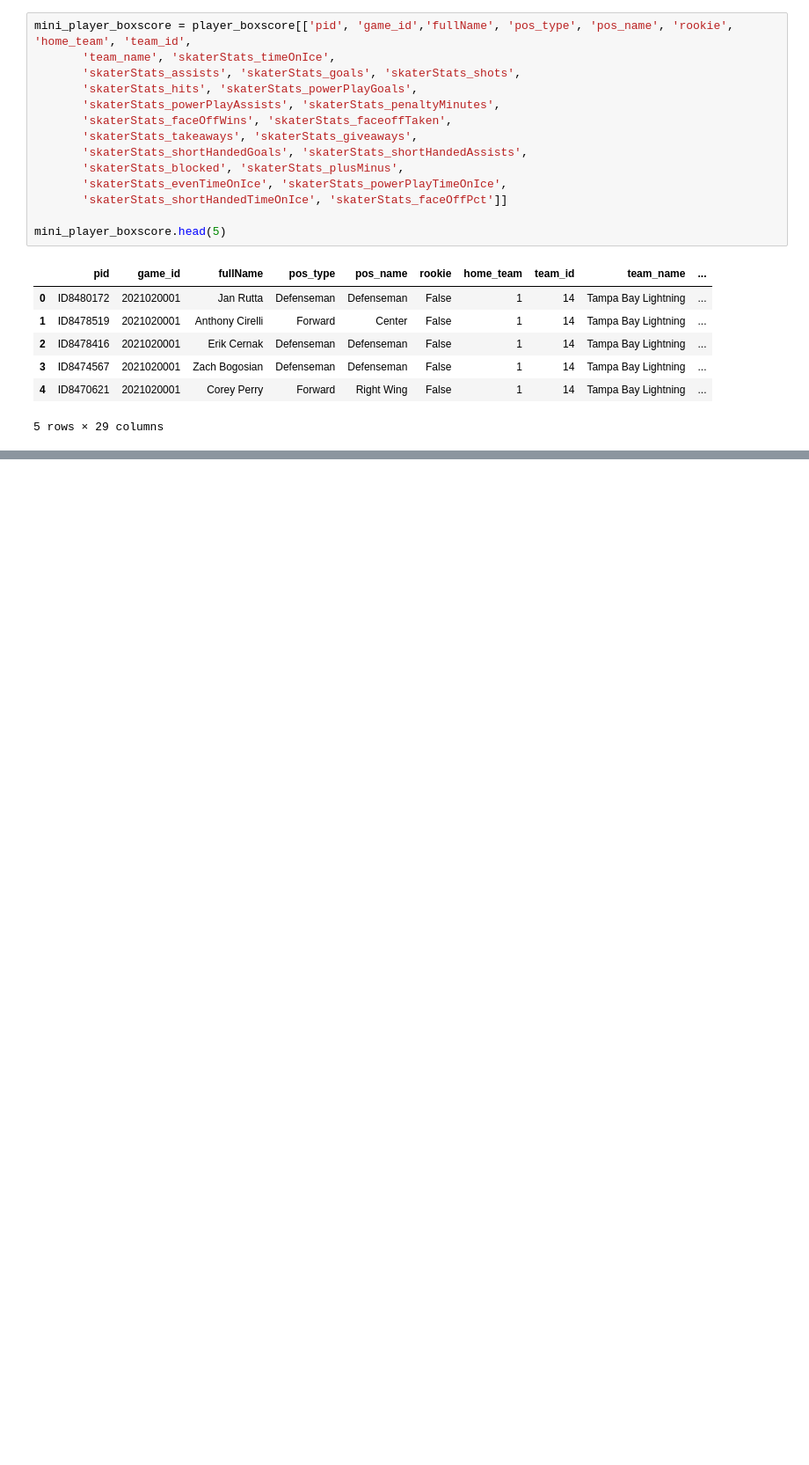
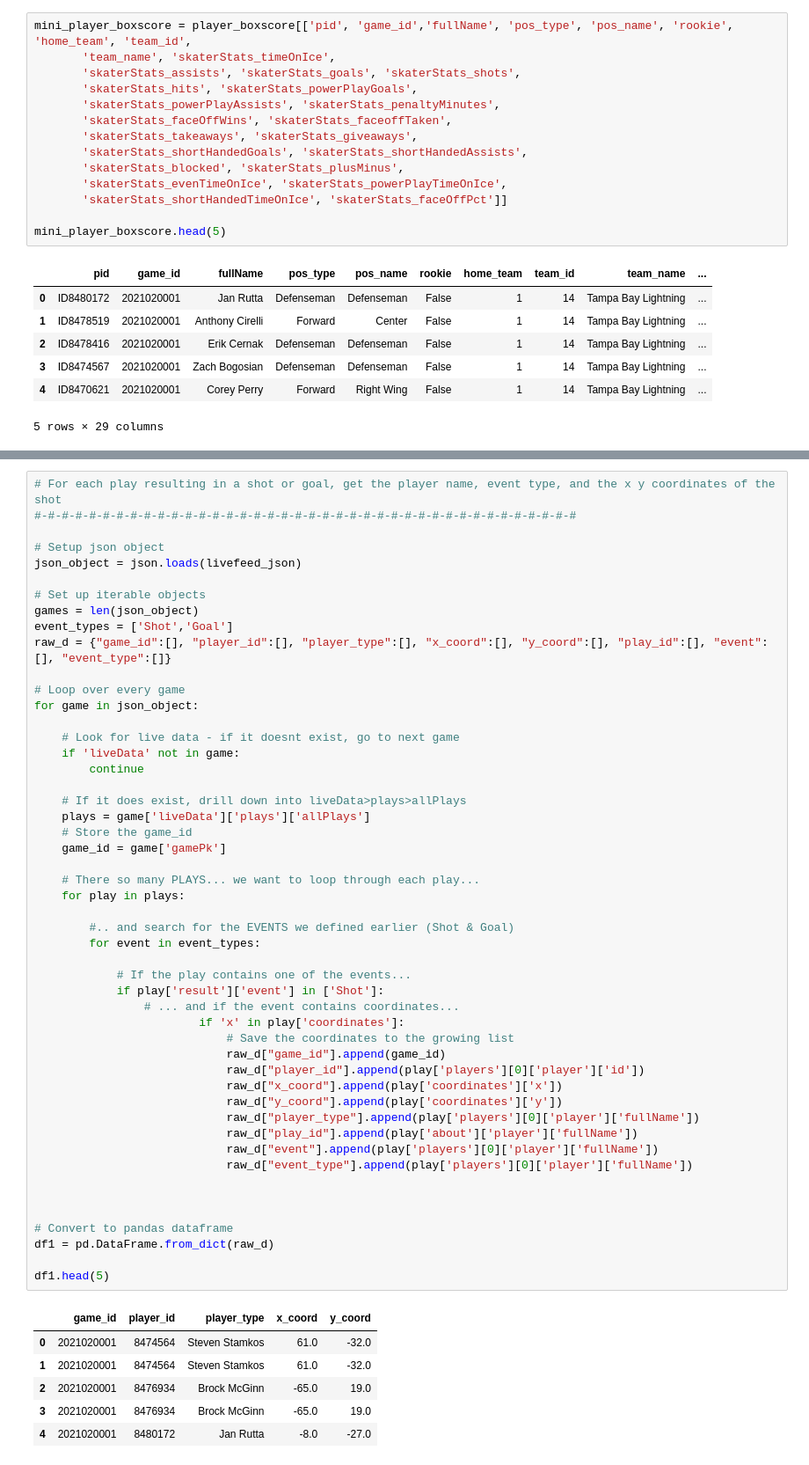
Before and after one commit to the-data-base/nhl-breakouts, a Jupyter notebook: analysis/exploring_nhl_api.ipynb, the cells around one changed output, grey strips where cells are left out. Shown at 88% size. Saved outputs shown, nothing was run; the diff lists cells and outputs as text; blank space fills up the shorter version.

```diff
--- a/analysis/exploring_nhl_api.ipynb
+++ b/analysis/exploring_nhl_api.ipynb
@@ -290,0 +347,57 @@ mini_player_boxscore.head(5)
+# %%
+# For each play resulting in a shot or goal, get the player name, event type, and the x y coordinates of the shot
+#-#-#-#-#-#-#-#-#-#-#-#-#-#-#-#-#-#-#-#-#-#-#-#-#-#-#-#-#-#-#-#-#-#-#-#-#-#-#-#
+
+# Setup json object
+json_object = json.loads(livefeed_json)
+
+# Set up iterable objects
+games = len(json_object)
+event_types = ['Shot','Goal']
+raw_d = {"game_id":[], "player_id":[], "player_type":[], "x_coord":[], "y_coord":[], "play_id":[], "event":[], "event_type":[]}
+
+# Loop over every game
+for game in json_object:
+
+    # Look for live data - if it doesnt exist, go to next game
+    if 'liveData' not in game:
+        continue
+
+    # If it does exist, drill down into liveData>plays>allPlays
+    plays = game['liveData']['plays']['allPlays']
+    # Store the game_id
+    game_id = game['gamePk']
+
+    # There so many PLAYS... we want to loop through each play...
+    for play in plays:
+
+        #.. and search for the EVENTS we defined earlier (Shot & Goal)
+        for event in event_types:
+
+            # If the play contains one of the events...
+            if play['result']['event'] in ['Shot']:
+                # ... and if the event contains coordinates...
+                        if 'x' in play['coordinates']:
+                            # Save the coordinates to the growing list
+                            raw_d["game_id"].append(game_id)
+                            raw_d["player_id"].append(play['players'][0]['player']['id'])
+                            raw_d["x_coord"].append(play['coordinates']['x'])
+                            raw_d["y_coord"].append(play['coordinates']['y'])
+                            raw_d["player_type"].append(play['players'][0]['player']['fullName'])
+                            raw_d["play_id"].append(play['about']['player']['fullName'])
+                            raw_d["event"].append(play['players'][0]['player']['fullName'])
+                            raw_d["event_type"].append(play['players'][0]['player']['fullName'])
+
+
+
+# Convert to pandas dataframe
+df1 = pd.DataFrame.from_dict(raw_d)
+
+df1.head(5)
+# %% [output]
+|  | game_id | player_id | player_type | x_coord | y_coord |
+| 0 | 2021020001 | 8474564 | Steven Stamkos | 61.0 | -32.0 |
+| 1 | 2021020001 | 8474564 | Steven Stamkos | 61.0 | -32.0 |
+| 2 | 2021020001 | 8476934 | Brock McGinn | -65.0 | 19.0 |
+| 3 | 2021020001 | 8476934 | Brock McGinn | -65.0 | 19.0 |
+| 4 | 2021020001 | 8480172 | Jan Rutta | -8.0 | -27.0 |
```
Also changed, not shown: parts of 15 cells of this notebook, 1 other file.
